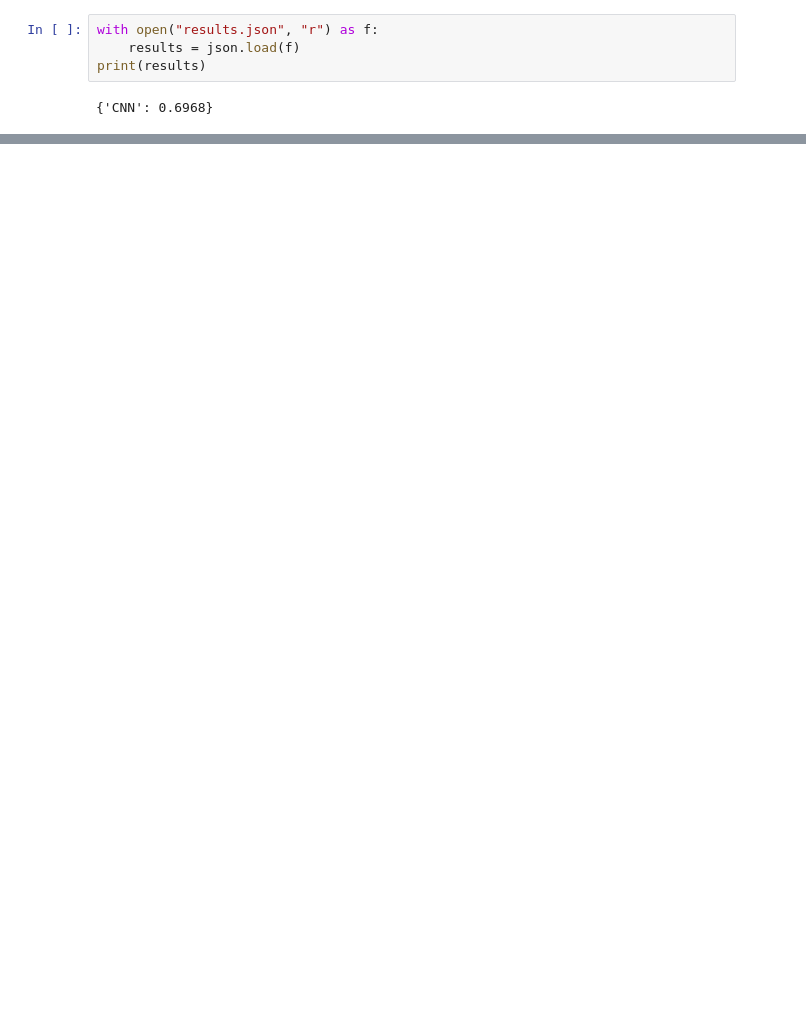
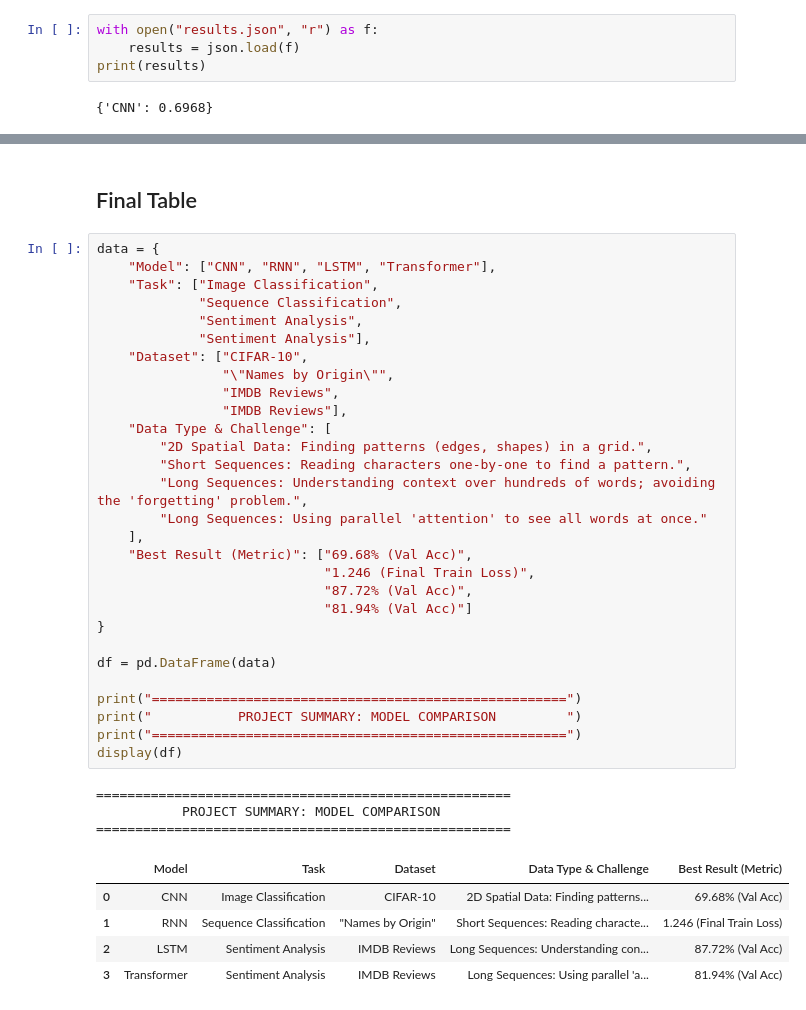
Before and after one commit to OmarMar19/From-CNNs-to-Transformers-A-PyTorch-Implementation, a Jupyter notebook: main.ipynb, the cells around one changed output, grey strips where cells are left out. Saved outputs shown, nothing was run; the diff lists cells and outputs as text; blank space fills up the shorter version.

```diff
--- a/main.ipynb
+++ b/main.ipynb
@@ -605,0 +1105,40 @@ print("Transformer Test Accuracy:", transformer_acc)
+# %% [markdown]
+## Final Table
+# %%
+data = {
+    "Model": ["CNN", "RNN", "LSTM", "Transformer"],
+    "Task": ["Image Classification",
+             "Sequence Classification",
+             "Sentiment Analysis",
+             "Sentiment Analysis"],
+    "Dataset": ["CIFAR-10",
+                "\"Names by Origin\"",
+                "IMDB Reviews",
+                "IMDB Reviews"],
+    "Data Type & Challenge": [
+        "2D Spatial Data: Finding patterns (edges, shapes) in a grid.",
+        "Short Sequences: Reading characters one-by-one to find a pattern.",
+        "Long Sequences: Understanding context over hundreds of words; avoiding the 'forgetting' problem.",
+        "Long Sequences: Using parallel 'attention' to see all words at once."
+    ],
+    "Best Result (Metric)": ["69.68% (Val Acc)",
+                             "1.246 (Final Train Loss)",
+                             "87.72% (Val Acc)",
+                             "81.94% (Val Acc)"]
+}
+
+df = pd.DataFrame(data)
+
+print("=====================================================")
+print("           PROJECT SUMMARY: MODEL COMPARISON         ")
+print("=====================================================")
+display(df)
+# %% [output]
+=====================================================
+           PROJECT SUMMARY: MODEL COMPARISON
+=====================================================
+|  | Model | Task | Dataset | Data Type & Challenge | Best Result (Metric) |
+| 0 | CNN | Image Classification | CIFAR-10 | 2D Spatial Data: Finding patterns... | 69.68% (Val Acc) |
+| 1 | RNN | Sequence Classification | "Names by Origin" | Short Sequences: Reading characte... | 1.246 (Final Train Loss) |
+| 2 | LSTM | Sentiment Analysis | IMDB Reviews | Long Sequences: Understanding con... | 87.72% (Val Acc) |
+| 3 | Transformer | Sentiment Analysis | IMDB Reviews | Long Sequences: Using parallel 'a... | 81.94% (Val Acc) |
```
Also changed, not shown: parts of 52 cells of this notebook.
